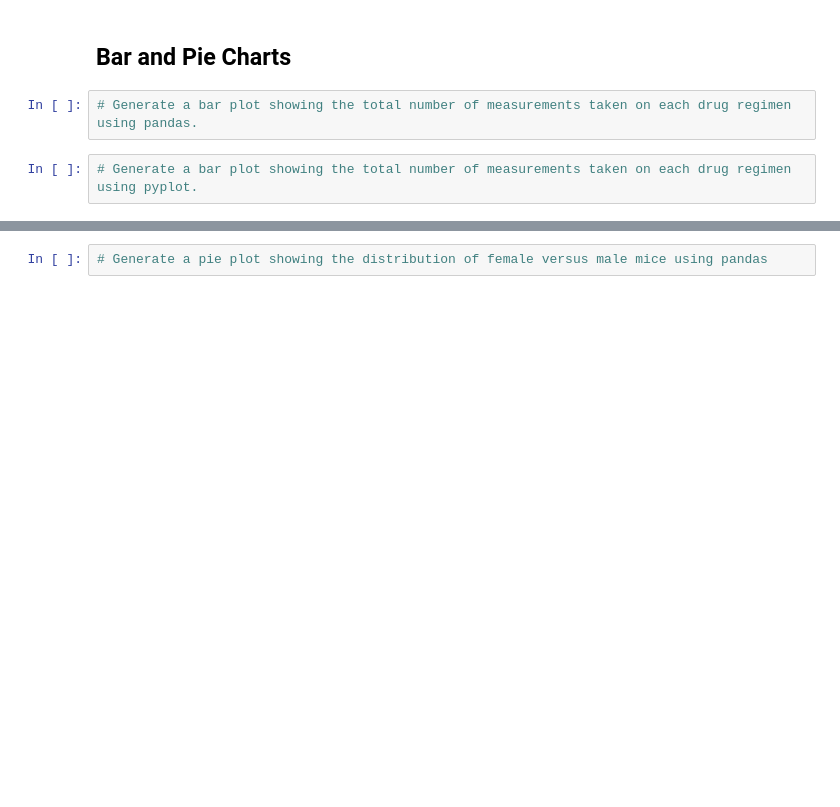
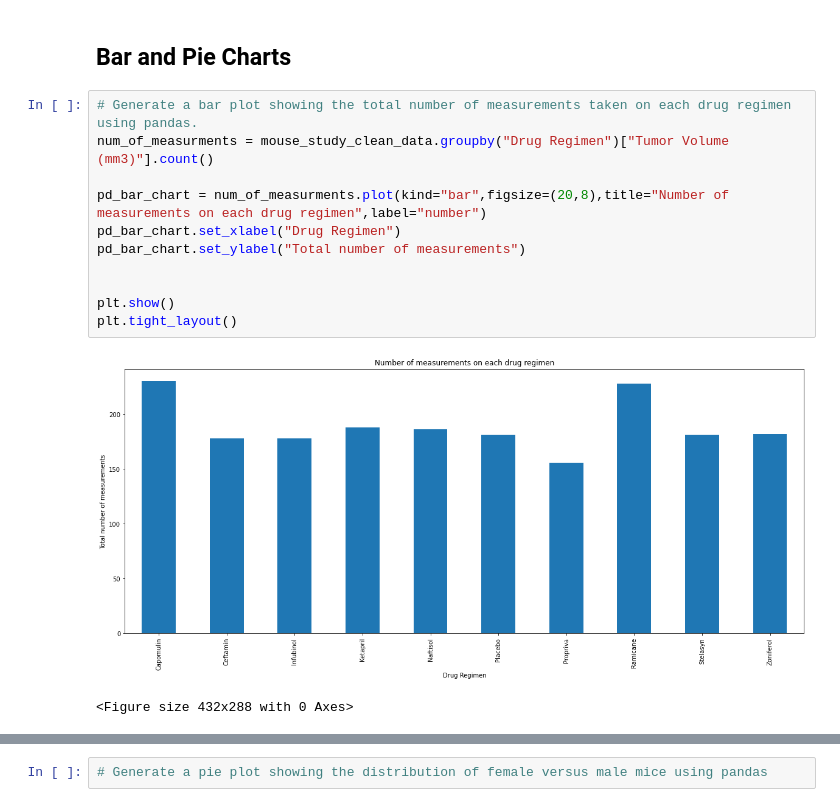
Before and after one commit to supriyada/Matplotlib, a Jupyter notebook: Pymaceuticals/pymaceuticals_starter.ipynb, the cells around one changed output, grey strips where cells are left out. Saved outputs shown, nothing was run; the diff lists cells and outputs as text; blank space fills up the shorter version.

Commit message:
Added Bar chart

```diff
--- a/Pymaceuticals/pymaceuticals_starter.ipynb
+++ b/Pymaceuticals/pymaceuticals_starter.ipynb
@@ -152,5 +154,15 @@ summary_stats_agg_df
 ## Bar and Pie Charts
 # %%
 # Generate a bar plot showing the total number of measurements taken on each drug regimen using pandas.
+num_of_measurments = mouse_study_clean_data.groupby("Drug Regimen")["Tumor Volume (mm3)"].count()
+
+pd_bar_chart = num_of_measurments.plot(kind="bar",figsize=(20,8),title="Number of measurements on each drug regimen",label="number")
+pd_bar_chart.set_xlabel("Drug Regimen")
+pd_bar_chart.set_ylabel("Total number of measurements")
+
+
+plt.show()
+plt.tight_layout()
+# %% [output]
+[figure, added]
+<Figure size 432x288 with 0 Axes>
-# %%
-# Generate a bar plot showing the total number of measurements taken on each drug regimen using pyplot.
```
Also changed, not shown: parts of 2 cells of this notebook, 1 other file.
